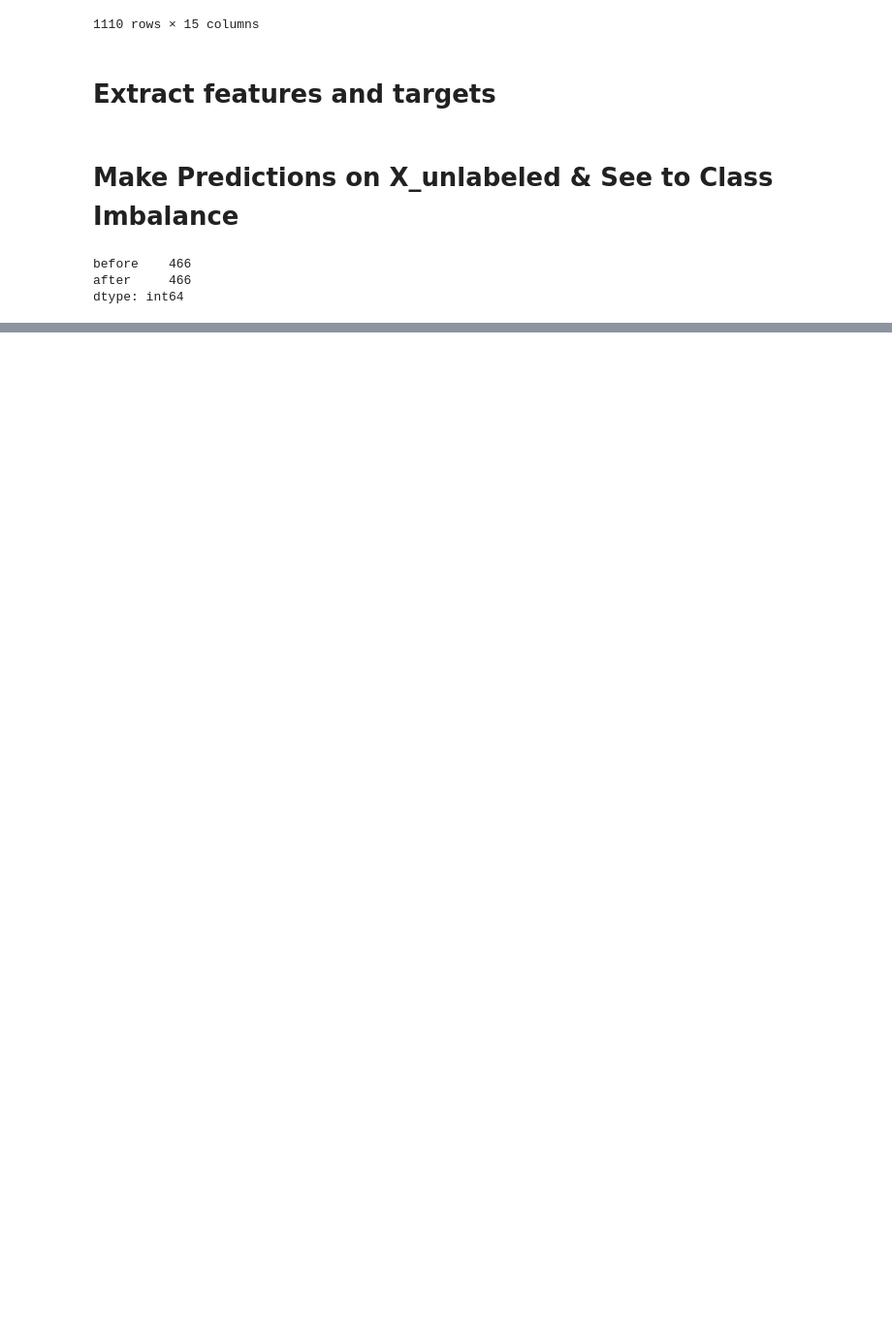
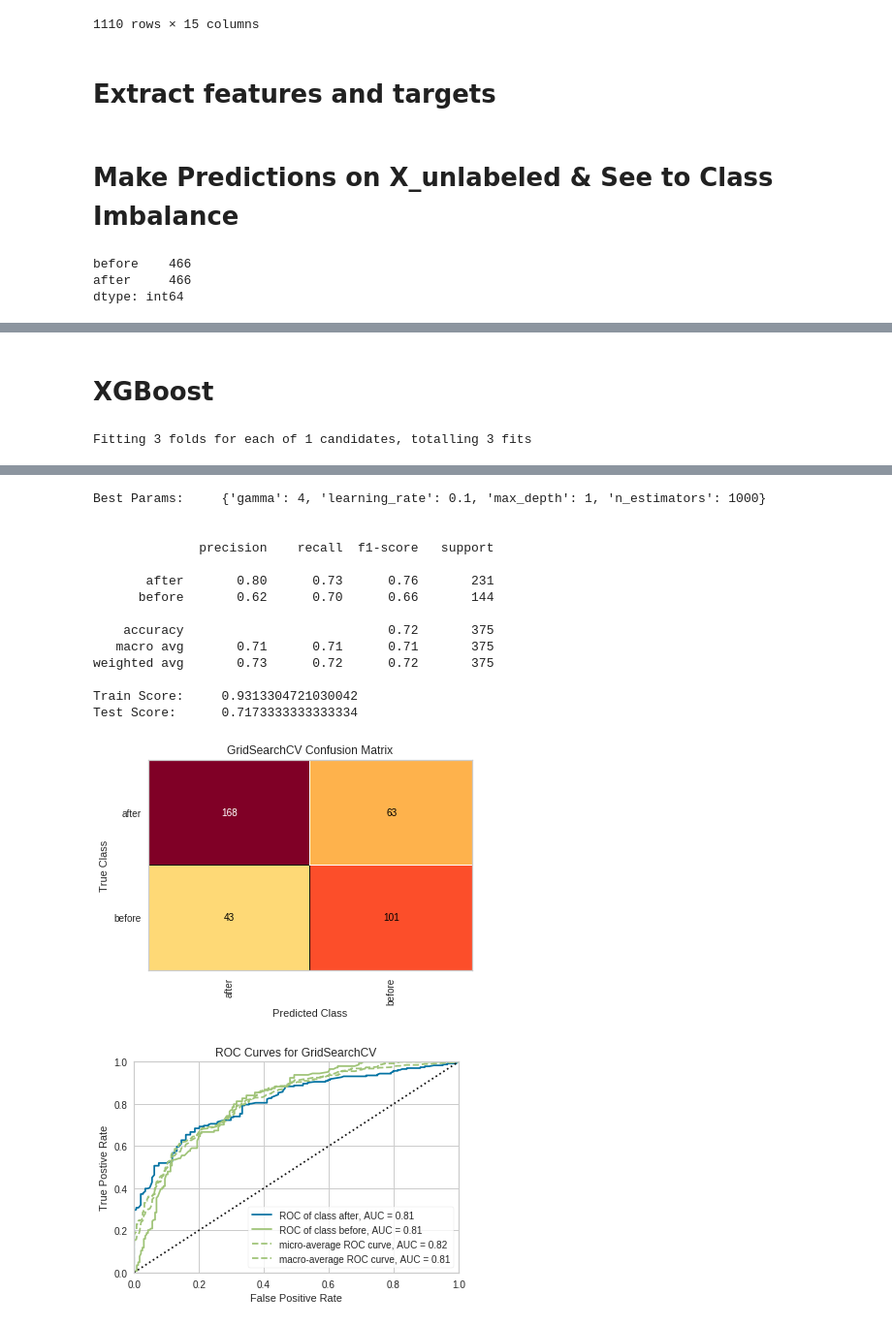
Before and after one commit to QED0711/wiki_learn, a Jupyter notebook: exploration/semi_supervised_classification.ipynb, the cells around one changed output, grey strips where cells are left out. Shown at 97% size. Cells and saved outputs as stored; diff of their text form; code cells hidden in the pictures; blank space fills up the shorter version.

Commit message:
added xgboost model

```diff
--- a/exploration/semi_supervised_classification.ipynb
+++ b/exploration/semi_supervised_classification.ipynb
@@ -187,0 +212,33 @@ Test Score:      0.7146666666666667
+# %% [markdown]
+# XGBoost
+# %%
+xg = XGBClassifier(n_jobs=-1)
+
+params = {
+    "n_estimators": [1000],
+    "max_depth": [1],
+    "learning_rate": [0.1],
+    "gamma": [4]
+}
+
+xg_model = GridSearchCV(xg, params, cv=3, verbose=1, n_jobs=-1)
+
+xg_model.fit(X_train, y_train)
+
+y_labeled_preds = xg_model.predict(X_test)
+
+xg_model.score(X_test, y_test)
+
+cm = ConfusionMatrix(xg_model, classes=xg_model.classes_, is_fitted=True)
+visualizer = ROCAUC(xg_model, classes=xg_model.classes_, is_fitted=True)
+
+print("Best Params:\t", xg_model.best_params_, "\n\n")
+print(classification_report(y_test, y_labeled_preds, target_names=xg_model.classes_))
+print("Train Score:\t", xg_model.score(X_train, y_train))
+print("Test Score:\t", cm.score(X_test, y_test))
+cm.poof()
+
+visualizer.score(X_test, y_test)
+visualizer.poof()
+# %% [output]
+Fitting 3 folds for each of 1 candidates, totalling 3 fits
@@ -187,0 +247,16 @@ Test Score:      0.7146666666666667
+Best Params:     {'gamma': 4, 'learning_rate': 0.1, 'max_depth': 1, 'n_estimators': 1000}
+
+
+              precision    recall  f1-score   support
+
+       after       0.80      0.73      0.76       231
+      before       0.62      0.70      0.66       144
+
+    accuracy                           0.72       375
+   macro avg       0.71      0.71      0.71       375
+weighted avg       0.73      0.72      0.72       375
+
+Train Score:     0.9313304721030042
+Test Score:      0.7173333333333334
+[figure, added]
+[figure, added]
```
Also changed, not shown: parts of 8 cells of this notebook.
